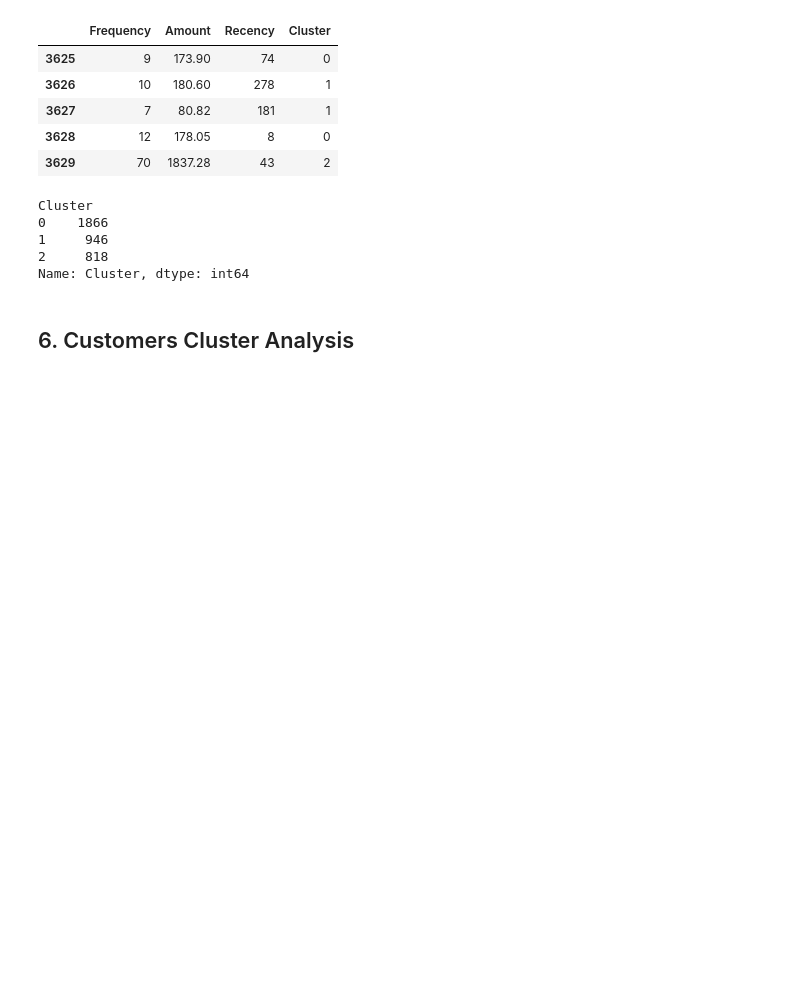
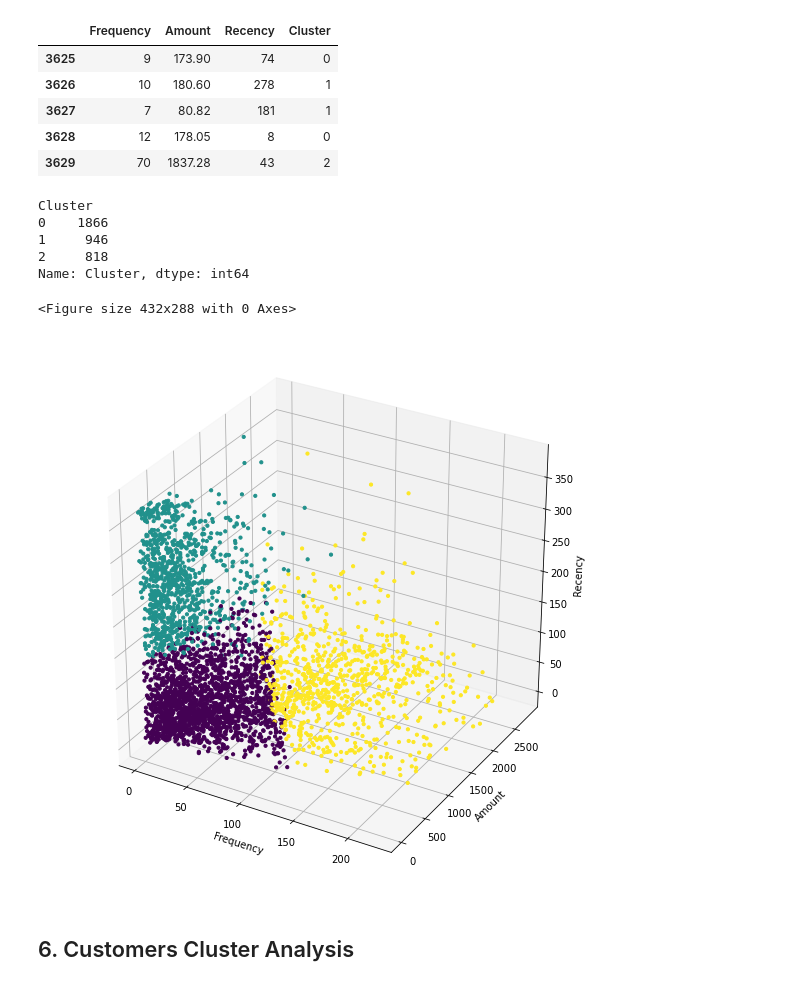
Before and after one commit to jmr7755/clustering, a Jupyter notebook: customer_clustering/Customer_clustering_and_classification.ipynb, the cells around one changed output. Saved outputs shown, nothing was run; the diff lists cells and outputs as text; code cells hidden in the pictures; blank space fills up the shorter version.

Commit message:
Customer clustering and classification using RMF analysis

```diff
--- a/customer_clustering/Customer_clustering_and_classification.ipynb
+++ b/customer_clustering/Customer_clustering_and_classification.ipynb
@@ -481,6 +481,22 @@ Cluster
 1     946
 2     818
 Name: Cluster, dtype: int64
+# %%
+from mpl_toolkits.mplot3d import Axes3D
+fig = plt.figure()
+fig = plt.figure(figsize=(10, 10))
+ax = fig.add_subplot(111, projection='3d')
+
+ax.scatter(xs = final_clean_kmeans.Frequency,ys = final_clean_kmeans.Amount,zs =  final_clean_kmeans.Recency, c = final_clean_kmeans.Cluster, s = 10, depthshade = False)
+
+ax.set_xlabel('Frequency')
+ax.set_ylabel('Amount')
+ax.set_zlabel('Recency')
+
+plt.show()
+# %% [output]
+<Figure size 432x288 with 0 Axes>
+[figure, added]
 # %% [markdown]
 ## 6. Customers Cluster Analysis
 # %%
```
